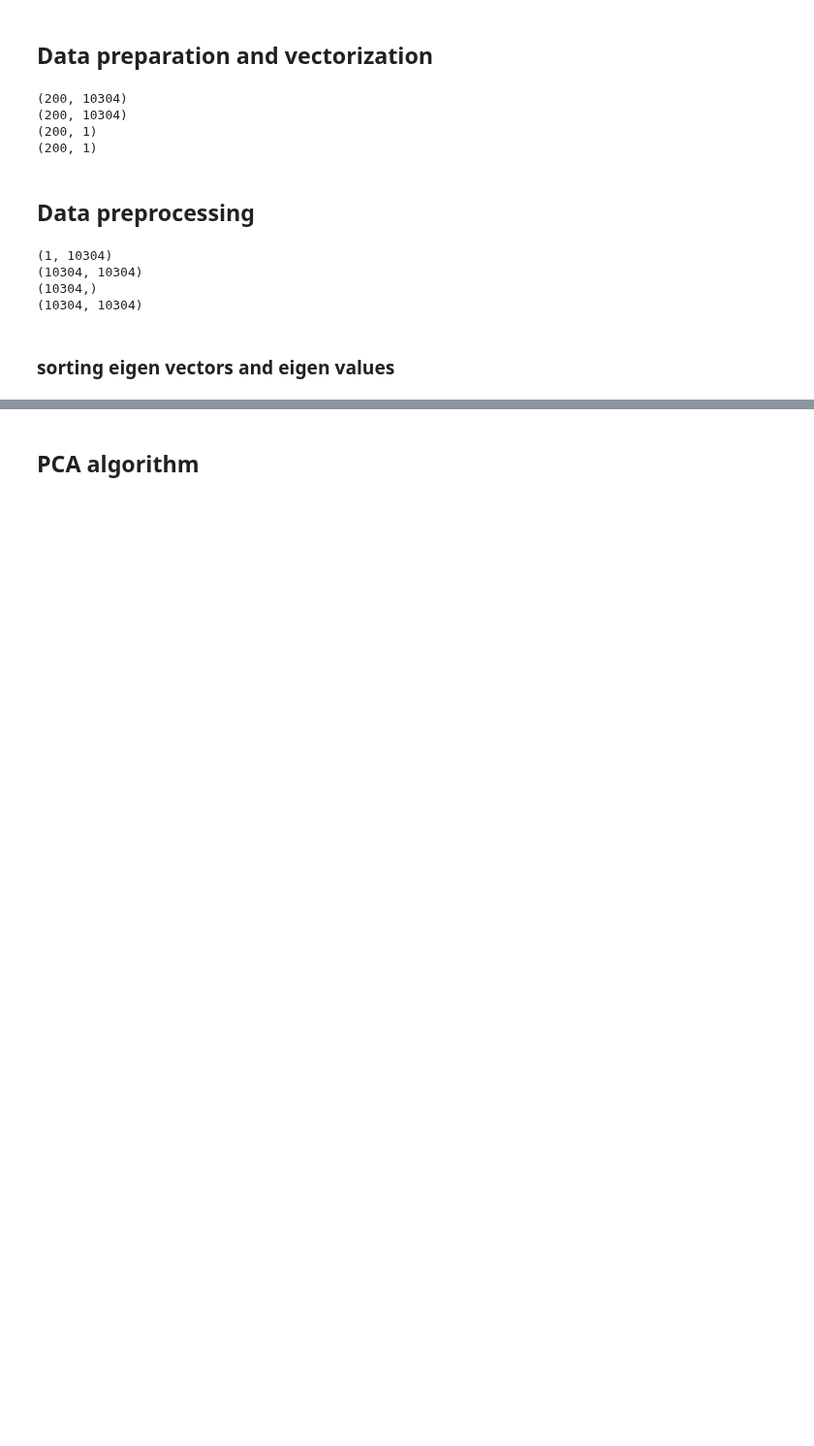
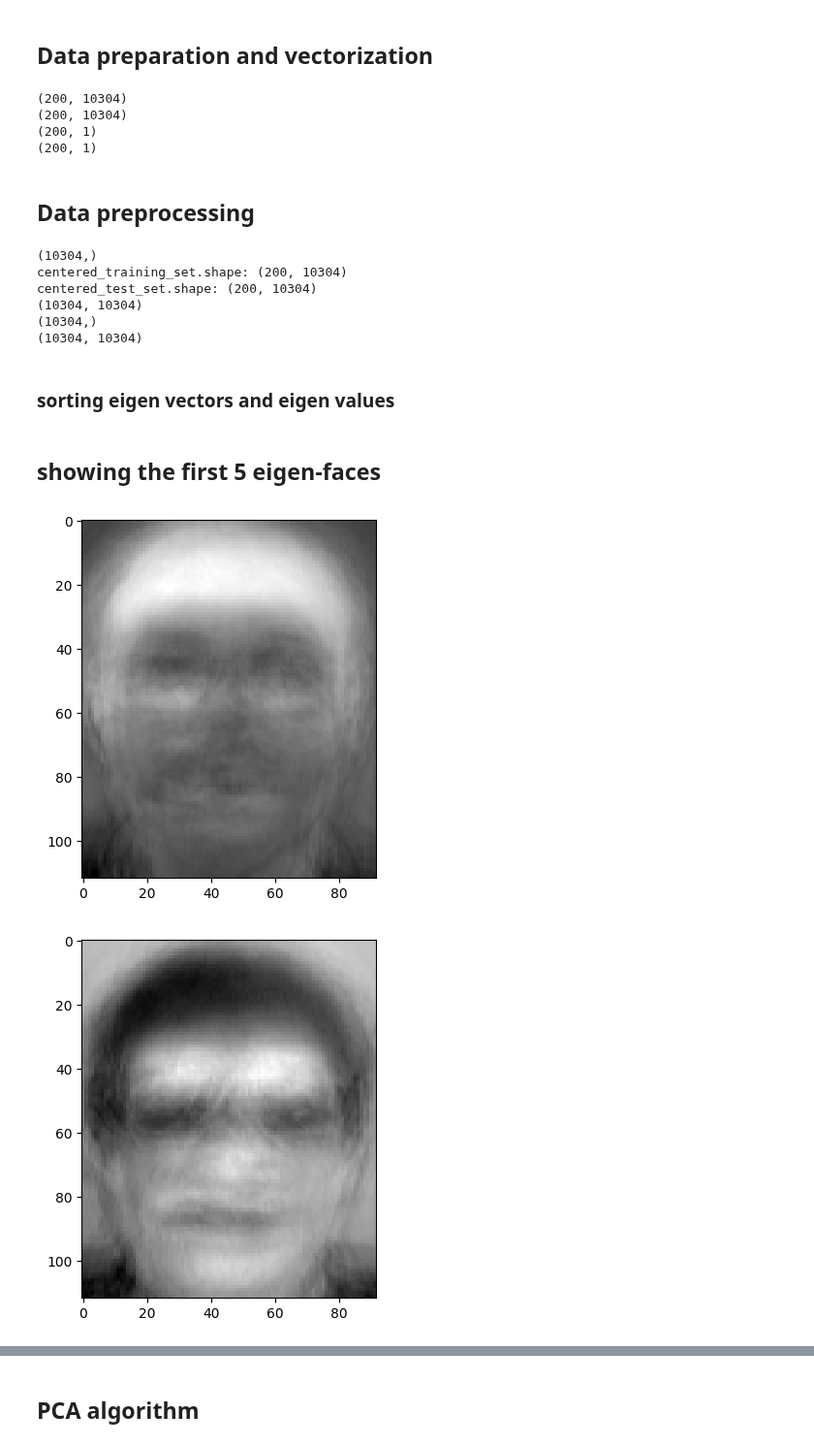
Before and after one commit to yousefkotp/Face-Recognition-Using-PCA-LDA, a Jupyter notebook: main.ipynb, the cells around one changed output, grey strips where cells are left out. Shown at 97% size. Cells and saved outputs as stored; diff of their text form; code cells hidden in the pictures; blank space fills up the shorter version.

```diff
--- a/main.ipynb
+++ b/main.ipynb
@@ -50,10 +50,12 @@ print(test_labels.shape)
 # %%
 means=np.mean(training_set,axis=0)
 # we need to reshape the means vector to be a row vector to be able to use broadcasting
-means=means.reshape(1,10304)
+# means=means.reshape(1,10304)
 print(means.shape)
 centered_training_set=training_set-means
+print("centered_training_set.shape: " + str(centered_training_set.shape))
 centered_test_set=test_set-means
+print("centered_test_set.shape: " + str(centered_test_set.shape))
 # bias=True is used to divide by N instead of N-1 as we told in the lecture
 covariance_matrix=np.cov(centered_training_set.T,bias=True)
 print(covariance_matrix.shape)
@@ -62,7 +64,9 @@ eigenvalues,eigenvectors=np.linalg.eigh(covariance_matrix)
 print(eigenvalues.shape)
 print(eigenvectors.shape)
 # %% [output]
-(1, 10304)
+(10304,)
+centered_training_set.shape: (200, 10304)
+centered_test_set.shape: (200, 10304)
 (10304, 10304)
 (10304,)
 (10304, 10304)
@@ -72,3 +76,12 @@ print(eigenvectors.shape)
 idx = eigenvalues.argsort()[::-1]
 sorted_eigenvalues = (eigenvalues[idx])
 sorted_eigenvectors = (eigenvectors[:,idx])
+# %% [markdown]
+## showing the first 5 eigen-faces
+# %%
+for i in range(5):
+    plt.imshow(sorted_eigenvectors[:,i].reshape(112,92),cmap='gray')
+    plt.show()
+# %% [output]
+[figure, added]
+[figure, added]
```
Also changed, not shown: parts of 4 cells of this notebook.
